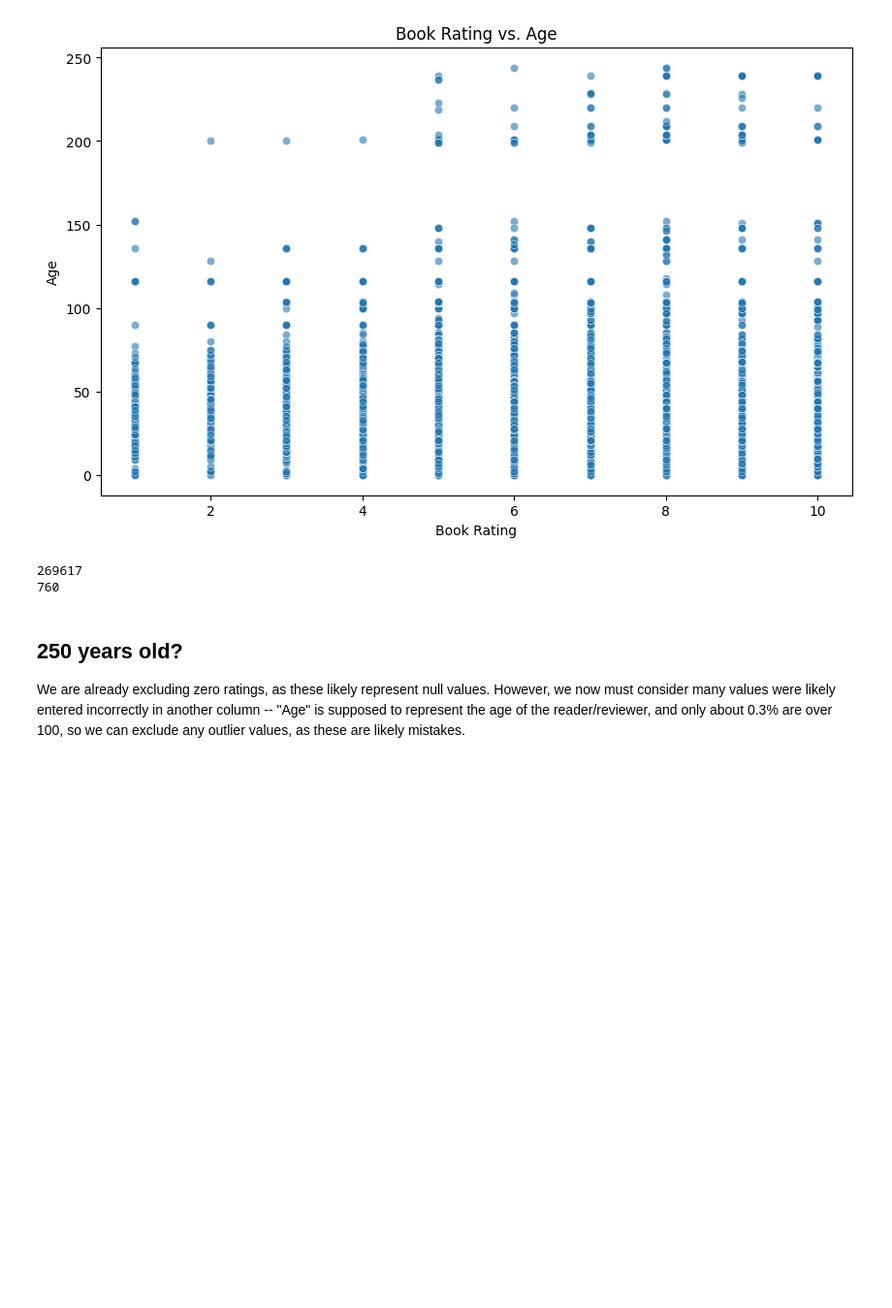
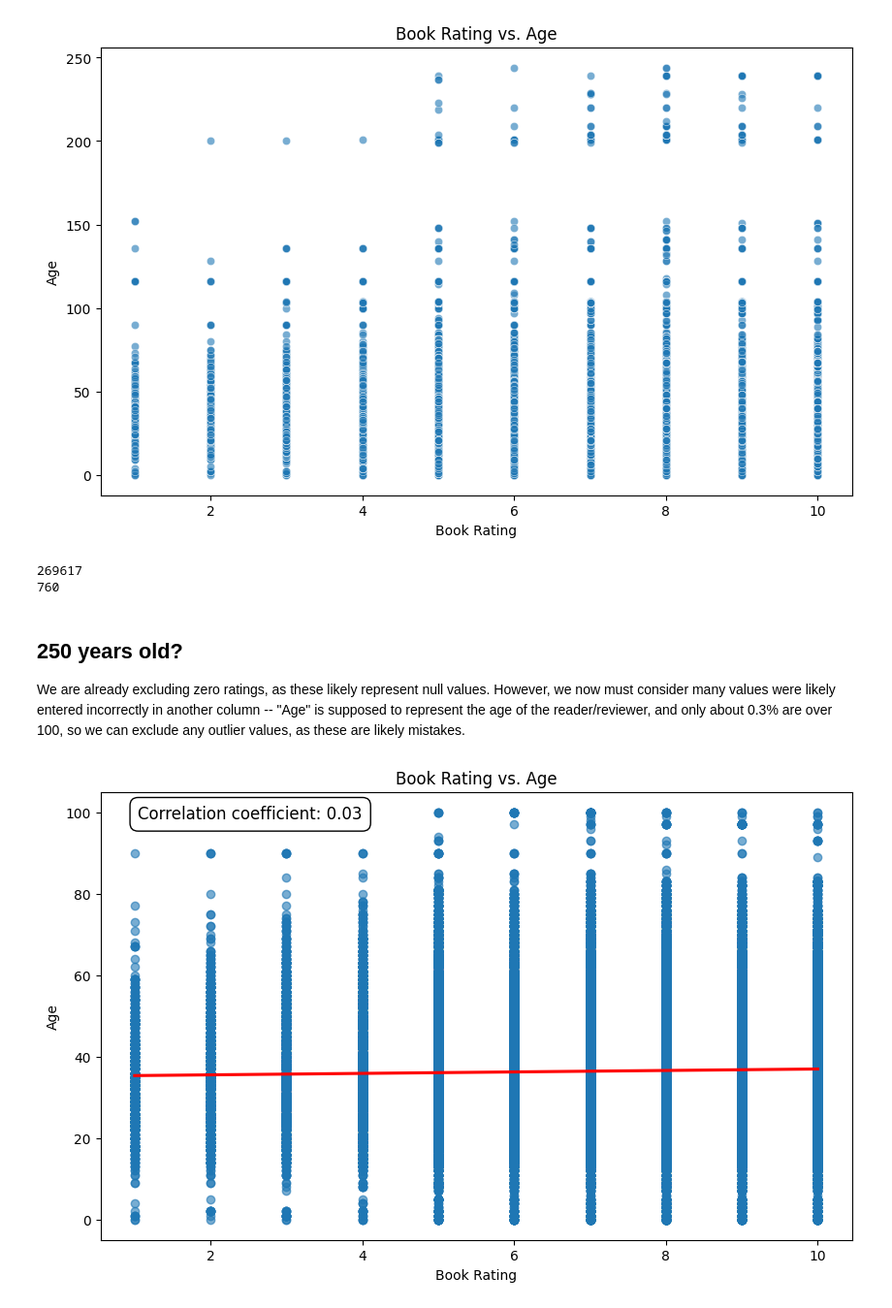
Before and after one commit to kellyegorman/books-analysis, a Jupyter notebook: desc-stats.ipynb, the cells around one changed output. Shown at 97% size. Cells and saved outputs as stored; diff of their text form; code cells hidden in the pictures; blank space fills up the shorter version.

```diff
--- a/desc-stats.ipynb
+++ b/desc-stats.ipynb
@@ -111,0 +111,16 @@ underOneHundred = no_zero[no_zero['Age'] <= 100]
+# %%
+underOneHundred = no_zero[no_zero['Age'] <= 100]
+corr, _ = pearsonr(underOneHundred['Book-Rating'], underOneHundred['Age'])
+
+plt.figure(figsize=(10, 6))
+
+sns.regplot(data=underOneHundred, x='Book-Rating', y='Age', scatter_kws={'alpha':0.6}, line_kws={'color':'red'})
+
+plt.title('Book Rating vs. Age')
+plt.xlabel('Book Rating')
+plt.ylabel('Age')
+plt.text(0.05, 0.95, f'Correlation coefficient: {corr:.2f}', ha='left', va='center', transform=plt.gca().transAxes, fontsize=12,
+         bbox=dict(facecolor='white', edgecolor='black', boxstyle='round,pad=0.5'))
+plt.show()
+# %% [output]
+[figure, added]
```
Also changed, not shown: parts of 4 cells of this notebook.
